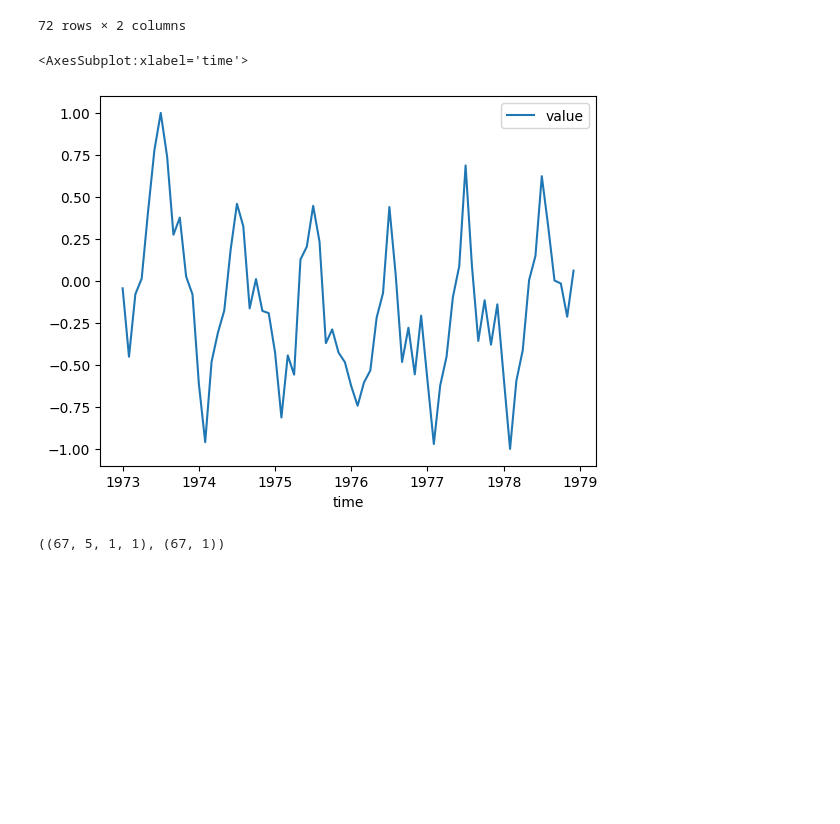
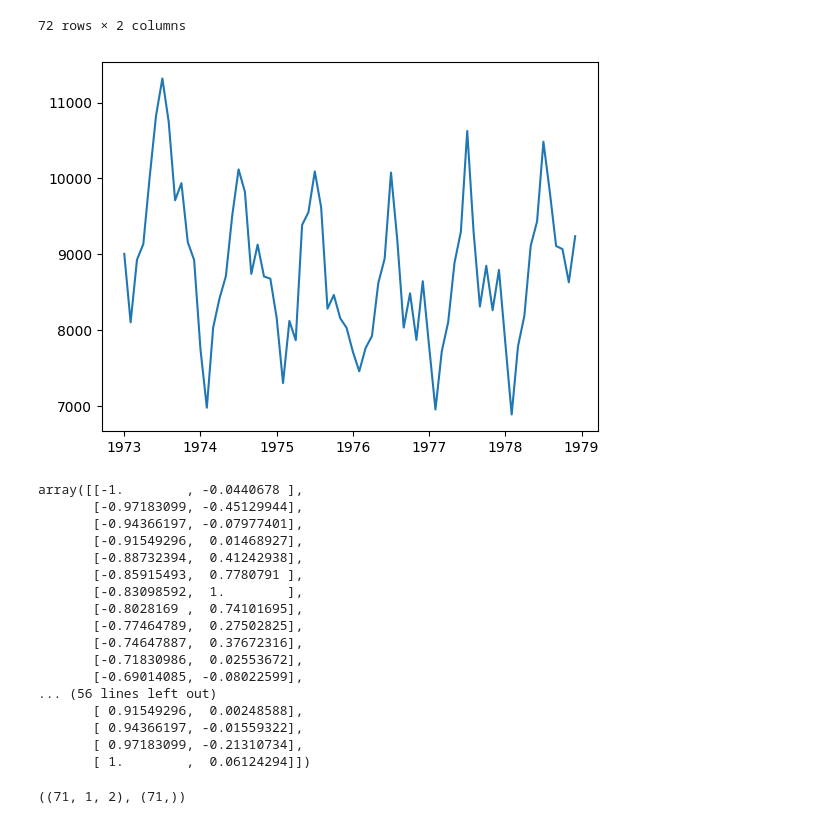
Before and after one commit to SendNugg3ts/CSC, a Jupyter notebook: ModeloNossoLSTM.ipynb, the cells around one changed output. Saved outputs shown, nothing was run; the diff lists cells and outputs as text; code cells hidden in the pictures; blank space fills up the shorter version.

```diff
--- a/ModeloNossoLSTM.ipynb
+++ b/ModeloNossoLSTM.ipynb
@@ -34,12 +34,28 @@ bd
 | 71 | 1978.916667 | 9240 |
 72 rows × 2 columns
 # %%
-bd.index = bd["time"]
-bd.pop("time")
-bd["value"]=MinMaxScaler(feature_range=(-1,1)).fit_transform(bd.values)
-bd.plot()
+plt.plot(bd["time"],bd["value"])
+plt.show()
+bd=MinMaxScaler(feature_range=(-1,1)).fit_transform(bd.values)
+bd
 # %% [output]
+[figure, new version]
-<AxesSubplot:xlabel='time'>
+array([[-1.        , -0.0440678 ],
+       [-0.97183099, -0.45129944],
+       [-0.94366197, -0.07977401],
+       [-0.91549296,  0.01468927],
+       [-0.88732394,  0.41242938],
+       [-0.85915493,  0.7780791 ],
+       [-0.83098592,  1.        ],
+       [-0.8028169 ,  0.74101695],
+       [-0.77464789,  0.27502825],
+       [-0.74647887,  0.37672316],
+       [-0.71830986,  0.02553672],
+       [-0.69014085, -0.08022599],
+... (56 lines left out)
+       [ 0.91549296,  0.00248588],
+       [ 0.94366197, -0.01559322],
+       [ 0.97183099, -0.21310734],
+       [ 1.        ,  0.06124294]])
-[figure, old version]
 # %%
 def df_to_X_y(df, window_size=5):
@@ -55,9 +70,9 @@ def df_to_X_y(df, window_size=5):
 # %%
-WINDOW_SIZE = 5
+WINDOW_SIZE = 1
 X1, y1 = df_to_X_y(bd, WINDOW_SIZE)
 X1.shape, y1.shape
 # %% [output]
-((67, 5, 1, 1), (67, 1))
+((71, 1, 2), (71,))
 # %%
 X_train1, y_train1 = X1[:55], y1[:55]
 X_val1, y_val1 = X1[55:60], y1[55:60]
```
Also changed, not shown: parts of 11 cells of this notebook, 5 other files.
